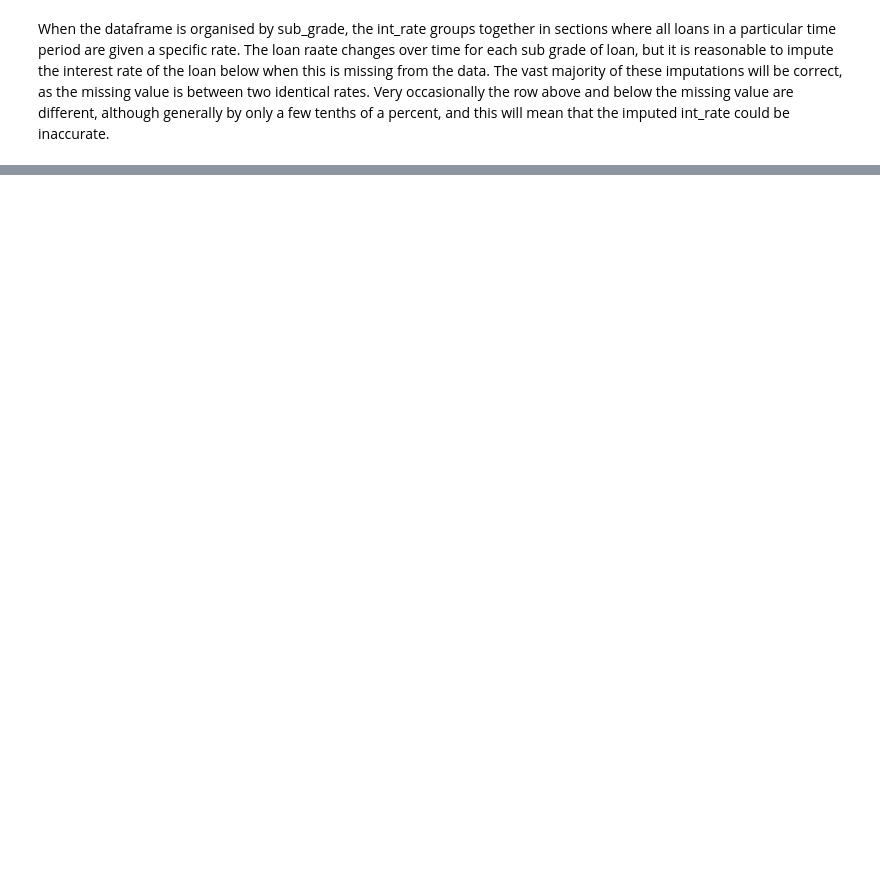
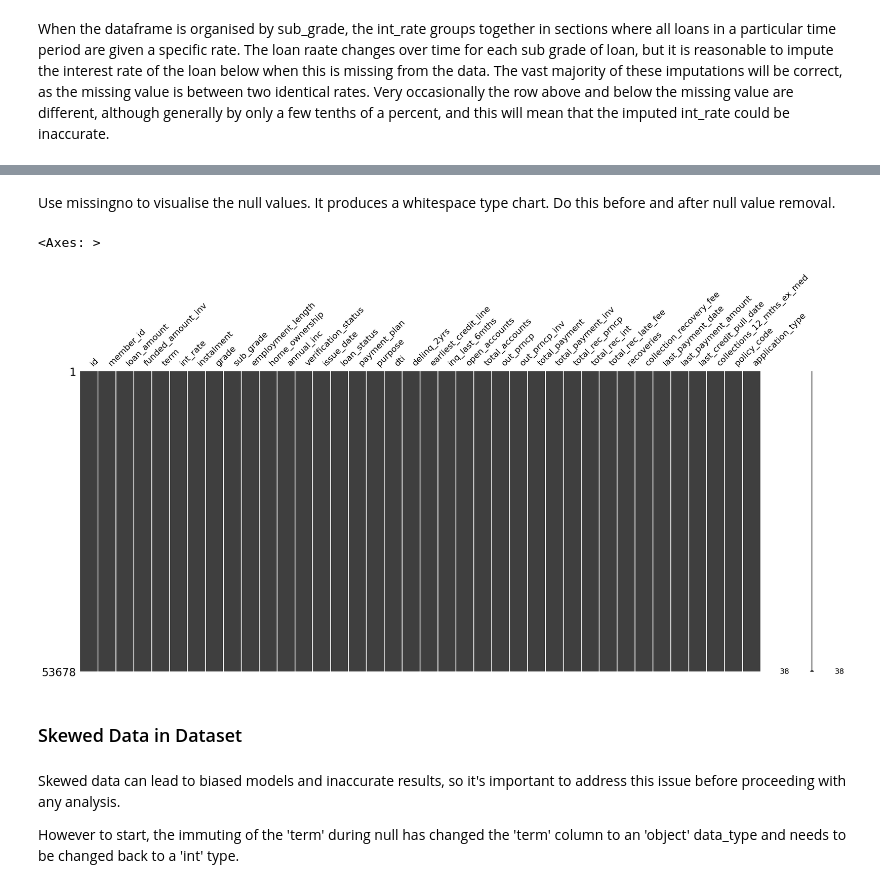
Before and after one commit to claire-casta/EDA-Project, a Jupyter notebook: loan_payments_queries.ipynb, the cells around one changed output, grey strips where cells are left out. Drawn from its saved outputs; the diff is of its cells as text; code cells hidden in the pictures; blank space fills up the shorter version.

Commit message:
update after milestone 3, task 3

```diff
--- a/loan_payments_queries.ipynb
+++ b/loan_payments_queries.ipynb
@@ -400,0 +434,16 @@ ValueError: cannot convert float NaN to integer
+# %%
+from db_utils_local import DataFrameTransform
+
+dftransformer = DataFrameTransform(modified_df)
+
+dftransformer.delete_row_using_id(1049553)
+dftransformer.delete_row_using_id(791421)
+dftransformer.delete_row_using_id(754045)
+dftransformer.delete_row_using_id(616162)
+dftransformer.delete_row_using_id(339569)
+dftransformer.delete_row_using_id(316948)
+
+modified_df = dftransformer.return_dataframe()
+
+df_info = DataframeInfo(modified_df)
+print(df_info.count_percent_null())
@@ -400,0 +468,15 @@ ValueError: cannot convert float NaN to integer
+# %% [markdown]
+Use missingno to visualise the null values. It produces a whitespace type chart. Do this before and after null value removal.
+# %%
+import missingno as msno
+
+msno.matrix(modified_df)
+# %% [output]
+<Axes: >
+[figure, added]
+# %% [markdown]
+### Skewed Data in Dataset
+# %% [markdown]
+Skewed data can lead to biased models and inaccurate results, so it's important to address this issue before proceeding with any analysis.
+
+However to start, the immuting of the 'term' during null has changed the 'term' column to an 'object' data_type and needs to be changed back to a 'int' type.
```
Also changed, not shown: parts of 20 cells of this notebook, 2 other files.
